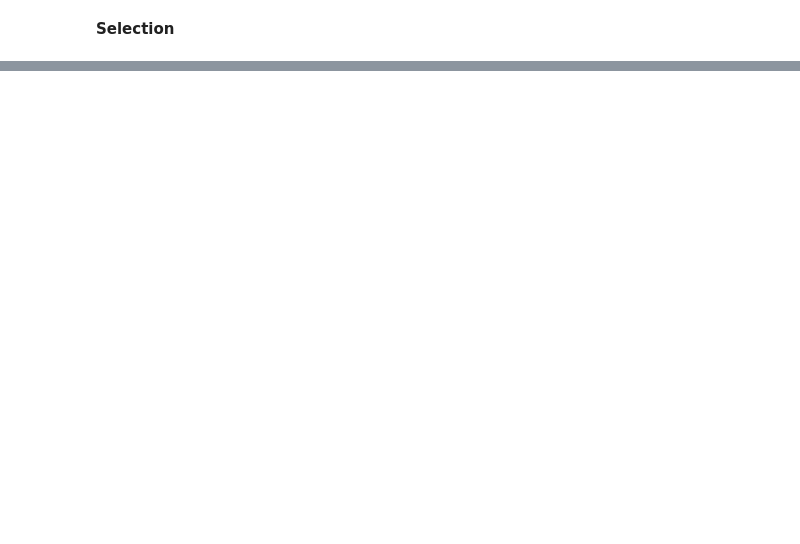
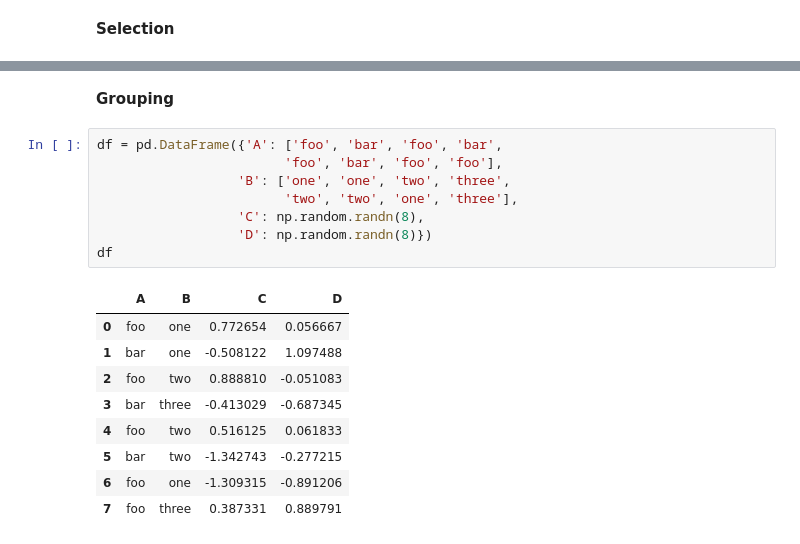
Before and after one commit to prjanarthanan/DSL1, a Jupyter notebook: 10mins_python.ipynb, the cells around one changed output, grey strips where cells are left out. Saved outputs shown, nothing was run; the diff lists cells and outputs as text; blank space fills up the shorter version.

```diff
--- a/10mins_python.ipynb
+++ b/10mins_python.ipynb
@@ -192,0 +623,20 @@ df['20130102':'20130104']
+# %% [markdown]
+**Grouping**
+# %%
+df = pd.DataFrame({'A': ['foo', 'bar', 'foo', 'bar',
+                        'foo', 'bar', 'foo', 'foo'],
+                  'B': ['one', 'one', 'two', 'three',
+                        'two', 'two', 'one', 'three'],
+                  'C': np.random.randn(8),
+                  'D': np.random.randn(8)})
+df
+# %% [output]
+|  | A | B | C | D |
+| 0 | foo | one | 0.772654 | 0.056667 |
+| 1 | bar | one | -0.508122 | 1.097488 |
+| 2 | foo | two | 0.888810 | -0.051083 |
+| 3 | bar | three | -0.413029 | -0.687345 |
+| 4 | foo | two | 0.516125 | 0.061833 |
+| 5 | bar | two | -1.342743 | -0.277215 |
+| 6 | foo | one | -1.309315 | -0.891206 |
+| 7 | foo | three | 0.387331 | 0.889791 |
```
Also changed, not shown: parts of 92 cells of this notebook.
